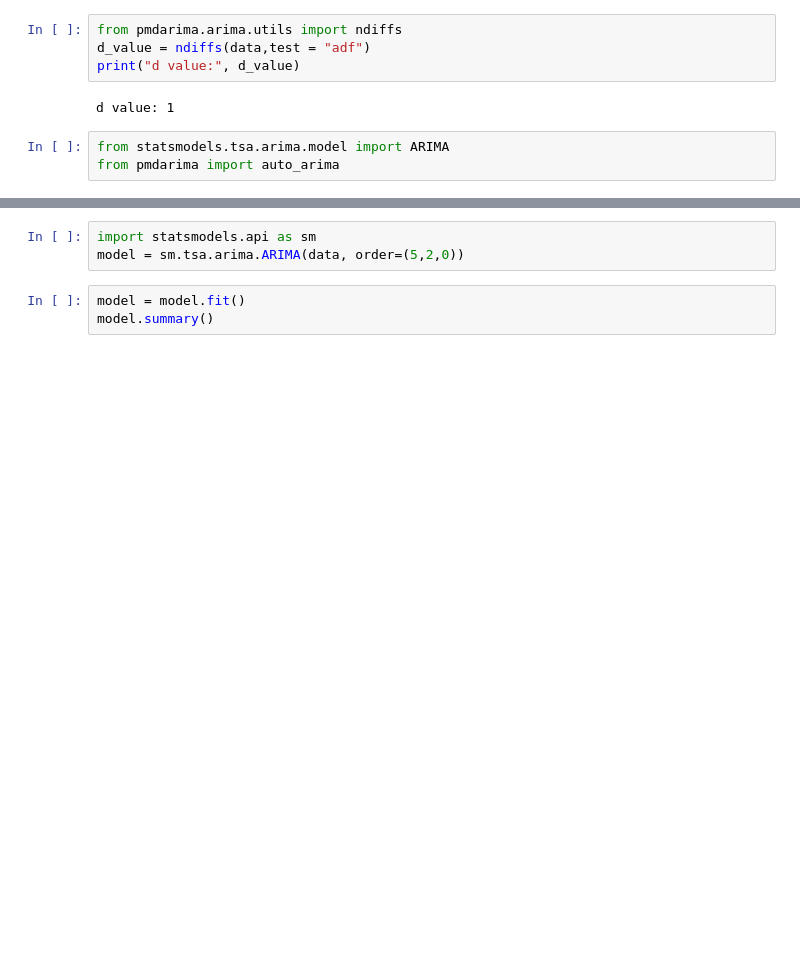
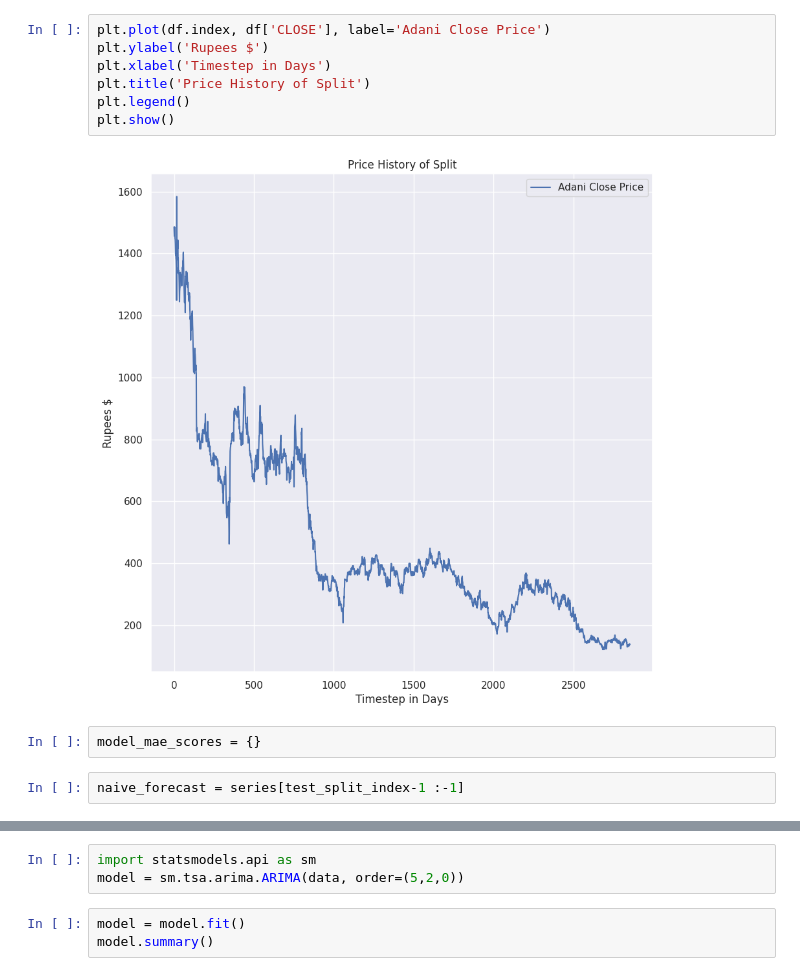
Before and after one commit to Ariyamandebnath/Stock-ipy, a Jupyter notebook: prediction/ARIMA.ipynb, the cells around one changed output, grey strips where cells are left out. Cells and saved outputs as stored; diff of their text form; blank space fills up the shorter version.

```diff
--- a/prediction/ARIMA.ipynb
+++ b/prediction/ARIMA.ipynb
@@ -63,10 +73,14 @@ Requirement already satisfied: six in /home/ariyaman/learntocode/Stockipy/venv/l
 # %%
-from pmdarima.arima.utils import ndiffs
-d_value = ndiffs(data,test = "adf")
-print("d value:", d_value)
+plt.plot(df.index, df['CLOSE'], label='Adani Close Price')
+plt.ylabel('Rupees $')
+plt.xlabel('Timestep in Days')
+plt.title('Price History of Split')
+plt.legend()
+plt.show()
 # %% [output]
-d value: 1
+[figure, added]
+# %%
+model_mae_scores = {}
 # %%
-from statsmodels.tsa.arima.model import ARIMA
-from pmdarima import auto_arima
+naive_forecast = series[test_split_index-1 :-1]
 # %%
```
Also changed, not shown: parts of 11 cells of this notebook, 5 other files.
